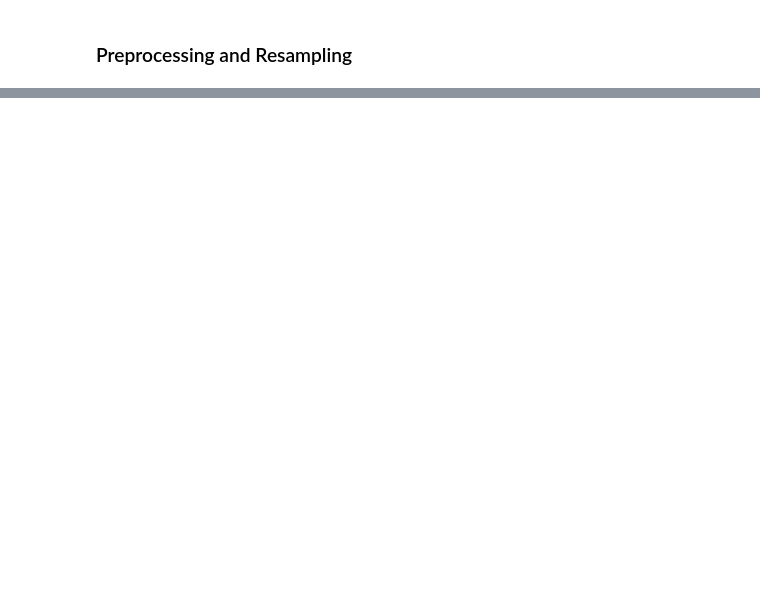
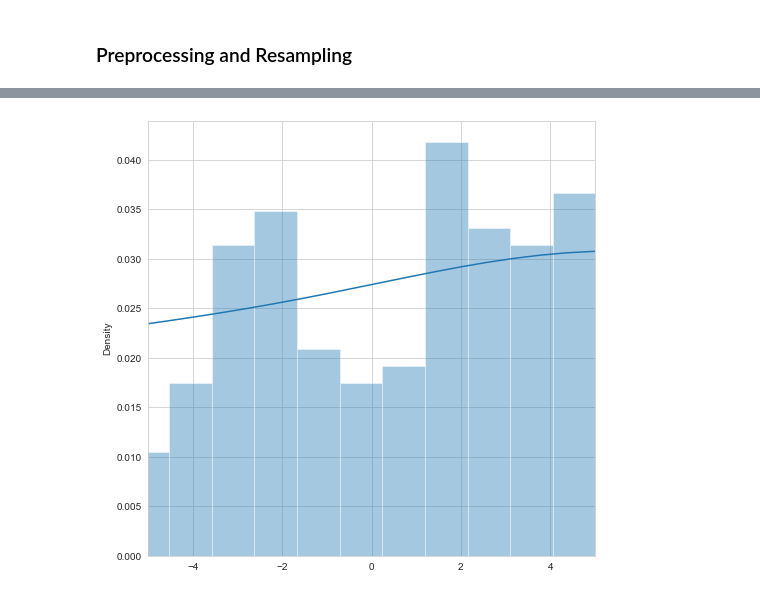
Before and after one commit to monadplus/TOML, a Jupyter notebook: project2/part2.ipynb, the cells around one changed output, grey strips where cells are left out. Saved outputs shown, nothing was run; the diff lists cells and outputs as text; code cells hidden in the pictures; blank space fills up the shorter version.

Commit message:
model evaluation almost done

```diff
--- a/project2/part2.ipynb
+++ b/project2/part2.ipynb
@@ -275,0 +325,3 @@ def preprocessing(X, y):
+# %%
+def plot_results():
+    display(results.sort_values(by='MAE',ascending=True))
@@ -275,0 +362,28 @@ def preprocessing(X, y):
+# %%
+lr = LinearRegression(normalize=False)
+ridge = Ridge(normalize=False, random_state=random_seed)
+sgd = SGDRegressor(random_state=random_seed)
+knn = KNeighborsRegressor()
+rf = RandomForestRegressor(random_state=random_seed)
+krr = KernelRidge()
+gp = GaussianProcessRegressor(random_state=random_seed)
+svr = SVR()
+nn = MLPRegressor(random_state=random_seed)
+
+models = {
+    'LR(default)': lr,
+    'Ridge(default)': ridge,
+    'LR-SGD(default)': sgd,
+    'KNN(default)': knn,
+    'RF(default)': rf,
+    'KRR(default)': krr,
+    'GP(default)': gp,
+    'SVR(default)': svr,
+    'NN(default)': nn,
+}
+# %%
+for name, model in models.items():
+    model.fit(X_train, y_train)
+    evaluate(name, model, print_results=False)
+
+plot_results()
@@ -275,0 +459,4 @@ def preprocessing(X, y):
+# %%
+model = sm.OLS(y_train, sm.add_constant(X_train))
+result = model.fit()
+result.summary()
@@ -275,0 +485,6 @@ def preprocessing(X, y):
+# %%
+fig, ax = plt.subplots(figsize=(8,8))
+ax.set_xlim([-5,5])
+sns.distplot(result.resid,bins=100);
+# %% [output]
+[figure, added]
```
Also changed, not shown: parts of 41 cells of this notebook, 1 other file.
